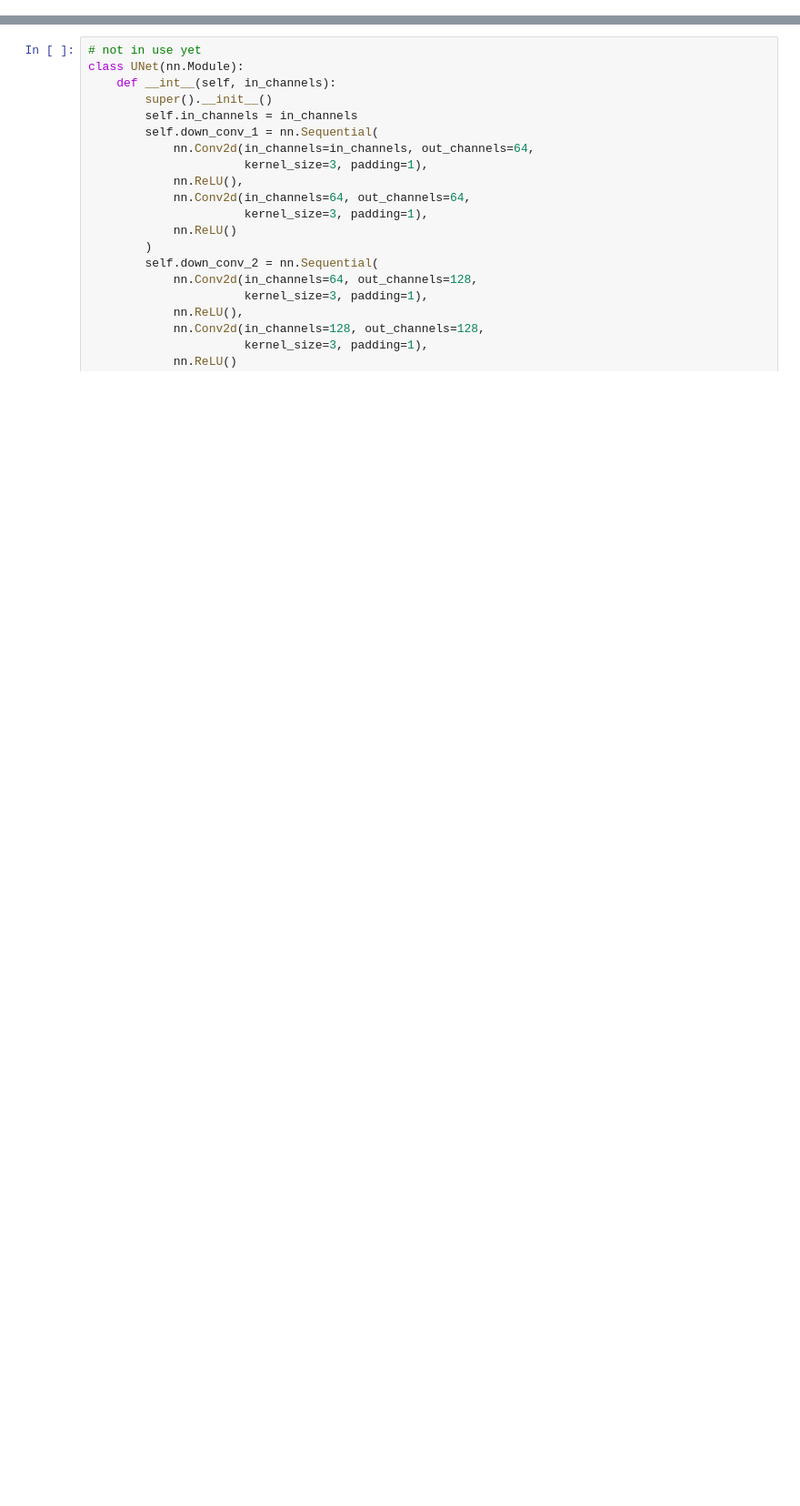
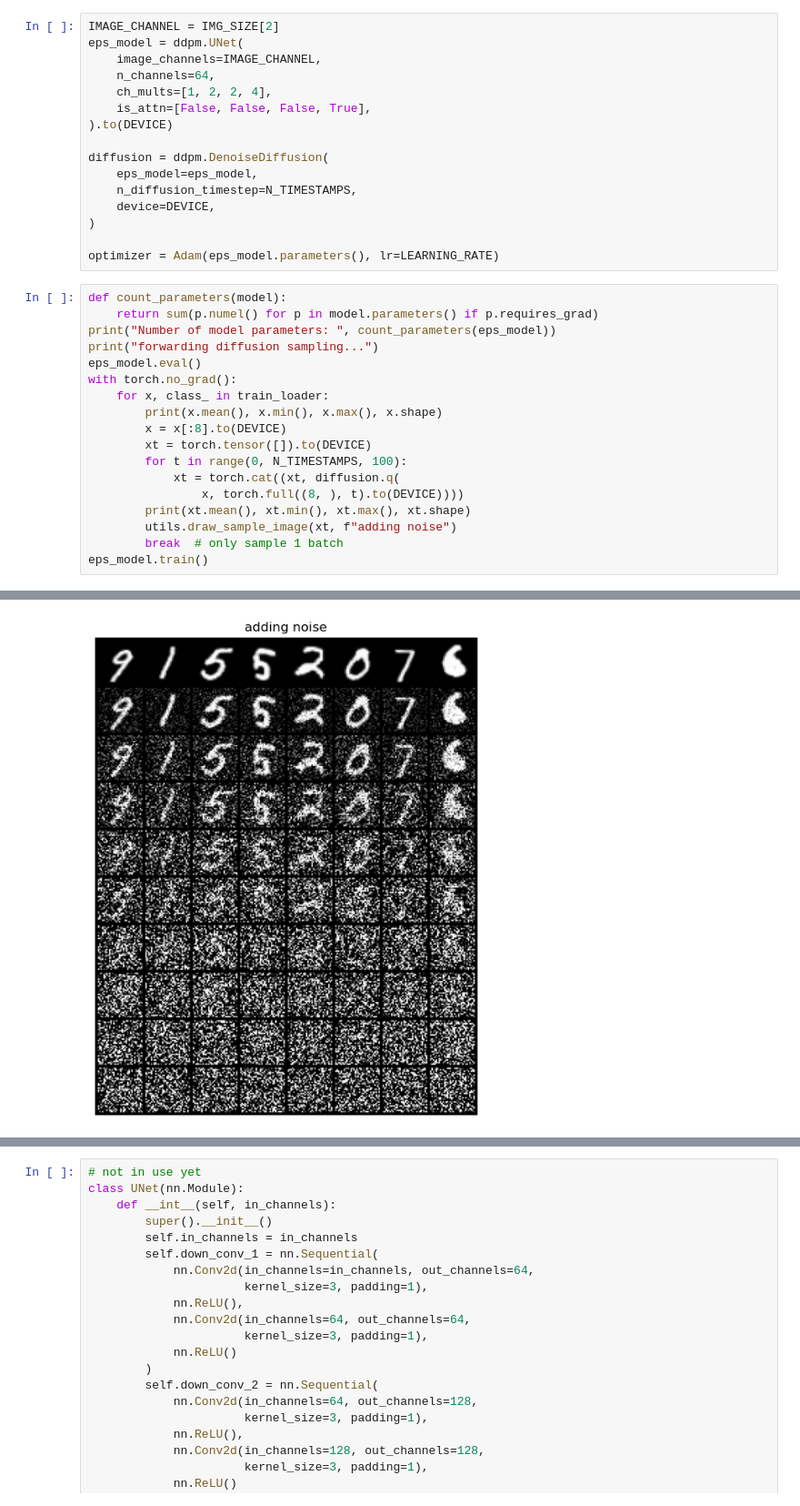
Before and after one commit to mysterytony/cs231n_project, a Jupyter notebook: ddpm.ipynb, the cells around one changed output, grey strips where cells are left out. Shown at 91% size. Cells and saved outputs as stored; diff of their text form; blank space fills up the shorter version.

Commit message:
ddpm

```diff
--- a/ddpm.ipynb
+++ b/ddpm.ipynb
@@ -96,0 +108,35 @@ NUM_TRAIN=8000
+# %%
+IMAGE_CHANNEL = IMG_SIZE[2]
+eps_model = ddpm.UNet(
+    image_channels=IMAGE_CHANNEL,
+    n_channels=64,
+    ch_mults=[1, 2, 2, 4],
+    is_attn=[False, False, False, True],
+).to(DEVICE)
+
+diffusion = ddpm.DenoiseDiffusion(
+    eps_model=eps_model,
+    n_diffusion_timestep=N_TIMESTAMPS,
+    device=DEVICE,
+)
+
+optimizer = Adam(eps_model.parameters(), lr=LEARNING_RATE)
+# %%
+def count_parameters(model):
+    return sum(p.numel() for p in model.parameters() if p.requires_grad)
+print("Number of model parameters: ", count_parameters(eps_model))
+print("forwarding diffusion sampling...")
+eps_model.eval()
+with torch.no_grad():
+    for x, class_ in train_loader:
+        print(x.mean(), x.min(), x.max(), x.shape)
+        x = x[:8].to(DEVICE)
+        xt = torch.tensor([]).to(DEVICE)
+        for t in range(0, N_TIMESTAMPS, 100):
+            xt = torch.cat((xt, diffusion.q(
+                x, torch.full((8, ), t).to(DEVICE))))
+        print(xt.mean(), xt.min(), xt.max(), xt.shape)
+        utils.draw_sample_image(xt, f"adding noise")
+        break  # only sample 1 batch
+eps_model.train()
+# %% [output]
@@ -96,0 +165 @@ NUM_TRAIN=8000
+[figure, added]
```
Also changed, not shown: parts of 15 cells of this notebook, 5 other files.
